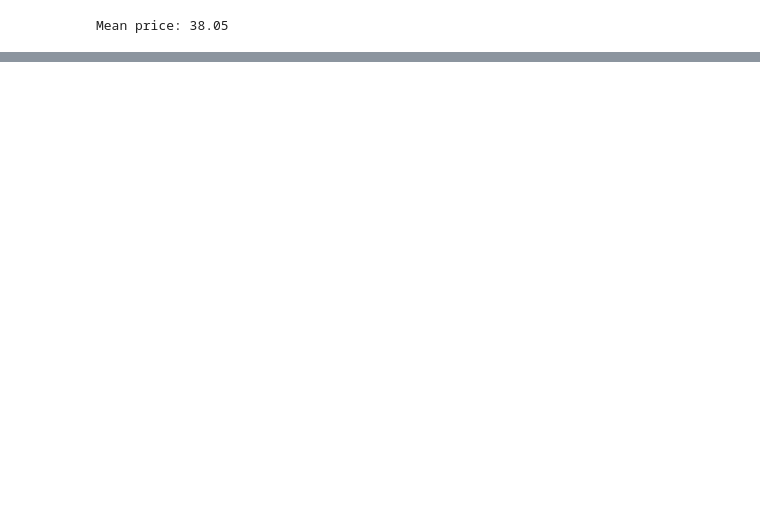
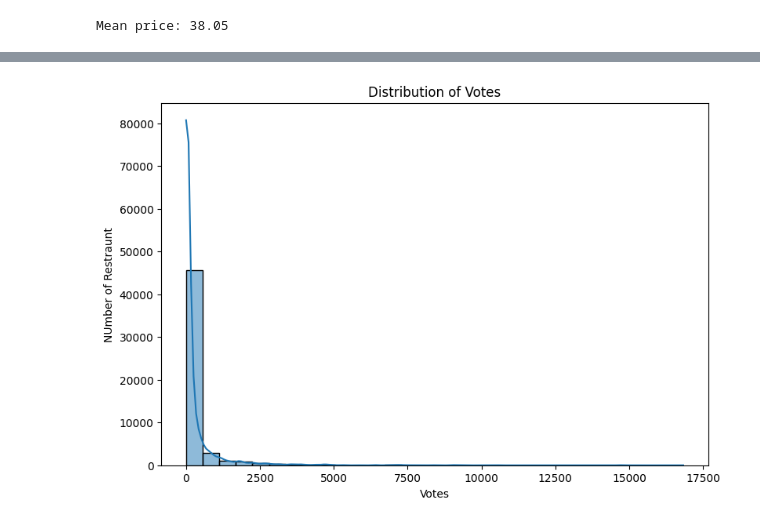
Before and after one commit to thakur698/Data-Science, a Jupyter notebook: Untitled3.ipynb, the cells around one changed output, grey strips where cells are left out. Drawn from its saved outputs; the diff is of its cells as text; code cells hidden in the pictures; blank space fills up the shorter version.

```diff
--- a/Untitled3.ipynb
+++ b/Untitled3.ipynb
@@ -124,16 +124,19 @@ def fetch_data_database():
         print(candidates_above_mean[['Name', 'Marks']])
     else:
         print("No candidates scored above the mean.")
+    return df
 
   except sqlite3.OperationalError as e:
     print(f"Database error: {e}. You might need to restart the Colab runtime to release the lock.")
+    return None
   except Exception as e:
     print(f"An unexpected error occurred: {e}")
+    return None
   finally:
     if conn:
       conn.close()
 
-# Call the function to create table and insert data
-fetch_data_database()
+# Call the function to create table and insert data and assign the returned DataFrame to df
+df = fetch_data_database()
 # %% [output]
 20 users inserted successfully into the USERS table.
@@ -155,0 +444,9 @@ fetch_data_database()
+# %%
+plt.figure(figsize=(9, 6))
+sns.histplot(df['votes'], bins=30, kde=True)
+plt.title('Distribution of Votes')
+plt.xlabel('Votes')
+plt.ylabel('NUmber of Restraunt')
+plt.show()
+# %% [output]
+[figure, added]
```
Also changed, not shown: parts of 19 cells of this notebook.
